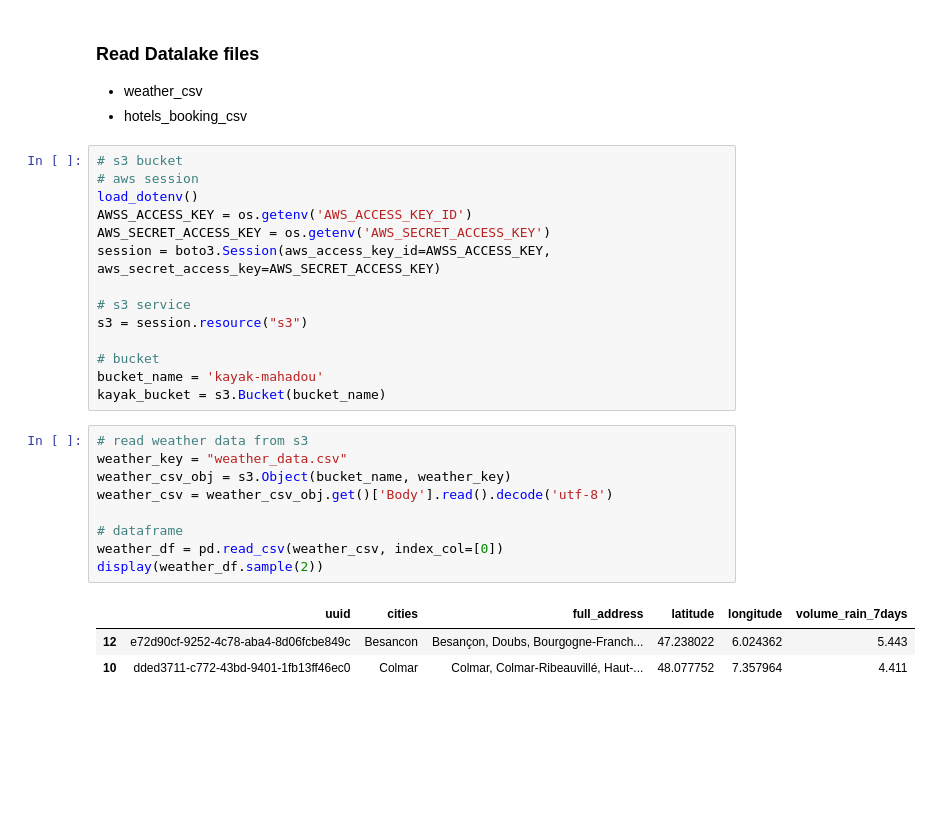
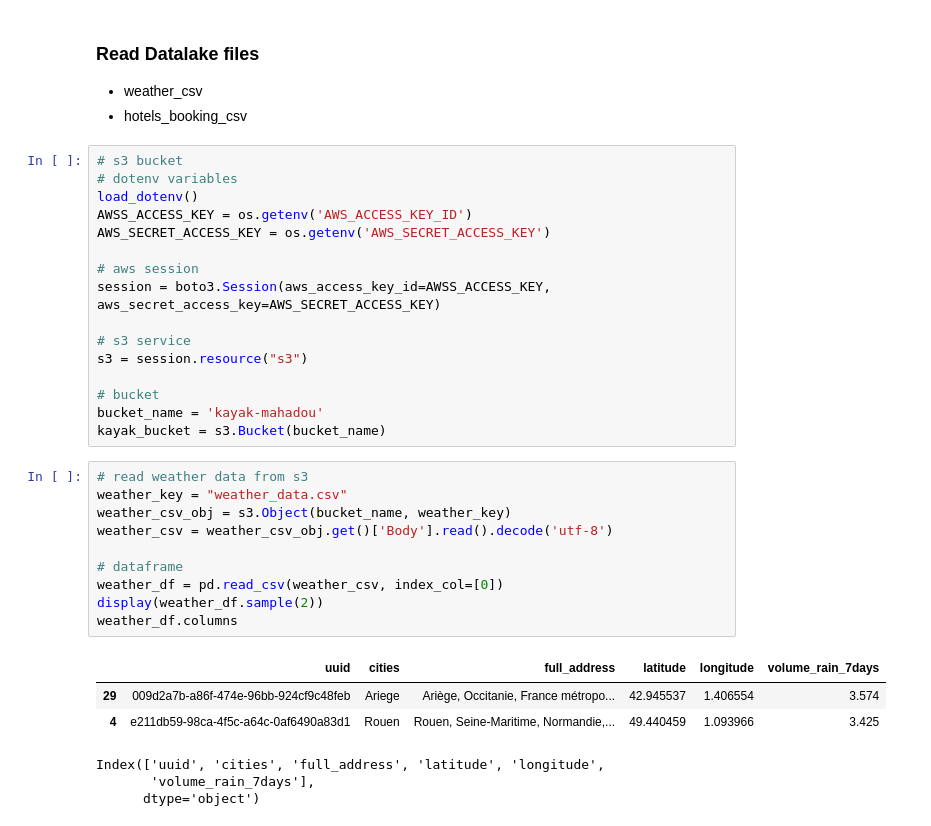
Before and after one commit to MKrouma/Jedha_Kayak, a Jupyter notebook: notebook/datawarehouse.ipynb, the cells around one changed output. Saved outputs shown, nothing was run; the diff lists cells and outputs as text; blank space fills up the shorter version.

```diff
--- a/notebook/datawarehouse.ipynb
+++ b/notebook/datawarehouse.ipynb
@@ -54,10 +88,12 @@ if INIT :
 * hotels_booking_csv
 # %%
 # s3 bucket
-# aws session
+# dotenv variables
 load_dotenv()
 AWSS_ACCESS_KEY = os.getenv('AWS_ACCESS_KEY_ID')
 AWS_SECRET_ACCESS_KEY = os.getenv('AWS_SECRET_ACCESS_KEY')
+
+# aws session
 session = boto3.Session(aws_access_key_id=AWSS_ACCESS_KEY, aws_secret_access_key=AWS_SECRET_ACCESS_KEY)
 
 # s3 service
@@ -69,16 +105,20 @@ kayak_bucket = s3.Bucket(bucket_name)
 # %%
 # read weather data from s3
 weather_key = "weather_data.csv"
 weather_csv_obj = s3.Object(bucket_name, weather_key)
 weather_csv = weather_csv_obj.get()['Body'].read().decode('utf-8')
 
 # dataframe
 weather_df = pd.read_csv(weather_csv, index_col=[0])
 display(weather_df.sample(2))
+weather_df.columns
 # %% [output]
 |  | uuid | cities | full_address | latitude | longitude | volume_rain_7days |
-| 12 | e72d90cf-9252-4c78-aba4-8d06fcbe849c | Besancon | Besançon, Doubs, Bourgogne-Franch... | 47.238022 | 6.024362 | 5.443 |
-| 10 | dded3711-c772-43bd-9401-1fb13ff46ec0 | Colmar | Colmar, Colmar-Ribeauvillé, Haut-... | 48.077752 | 7.357964 | 4.411 |
+| 29 | 009d2a7b-a86f-474e-96bb-924cf9c48feb | Ariege | Ariège, Occitanie, France métropo... | 42.945537 | 1.406554 | 3.574 |
+| 4 | e211db59-98ca-4f5c-a64c-0af6490a83d1 | Rouen | Rouen, Seine-Maritime, Normandie,... | 49.440459 | 1.093966 | 3.425 |
+Index(['uuid', 'cities', 'full_address', 'latitude', 'longitude',
+       'volume_rain_7days'],
+      dtype='object')
 # %%
 # read hotels data from s3
 hotels_key = "hotels_booking.csv"
```
Also changed, not shown: parts of 17 cells of this notebook.
